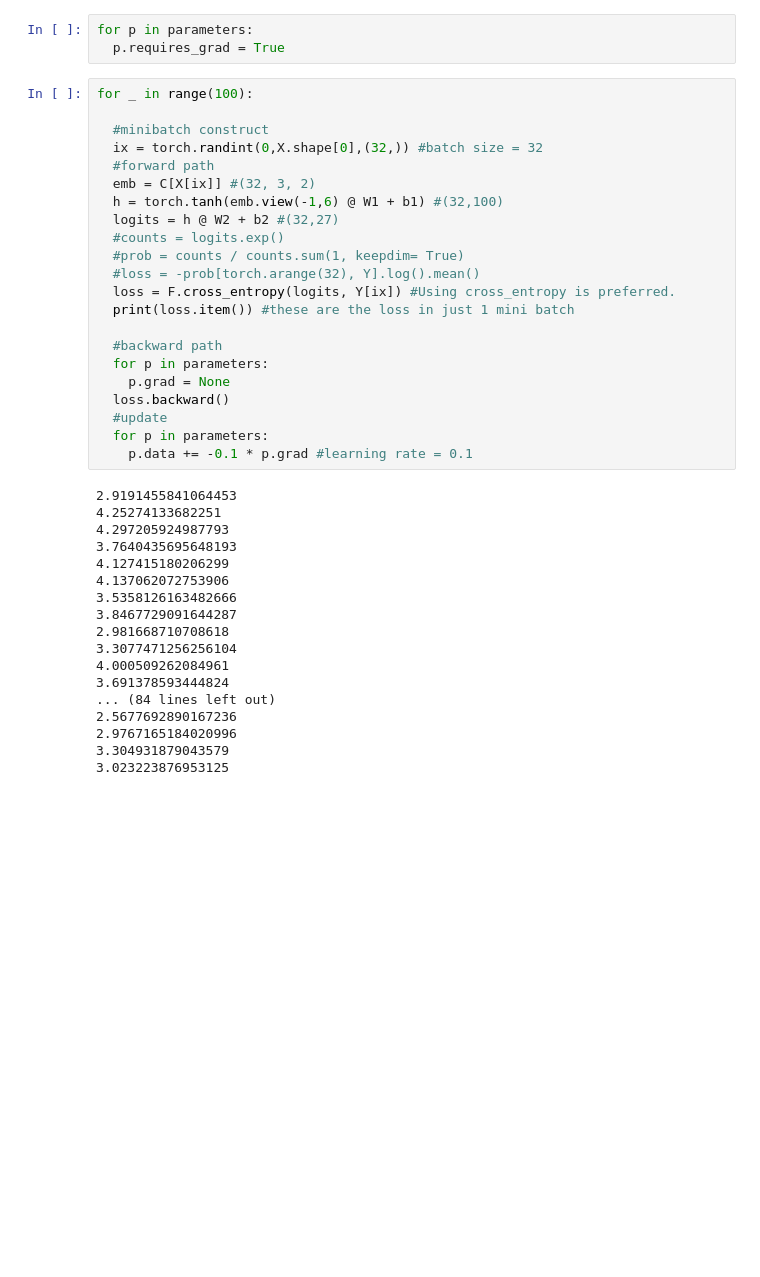
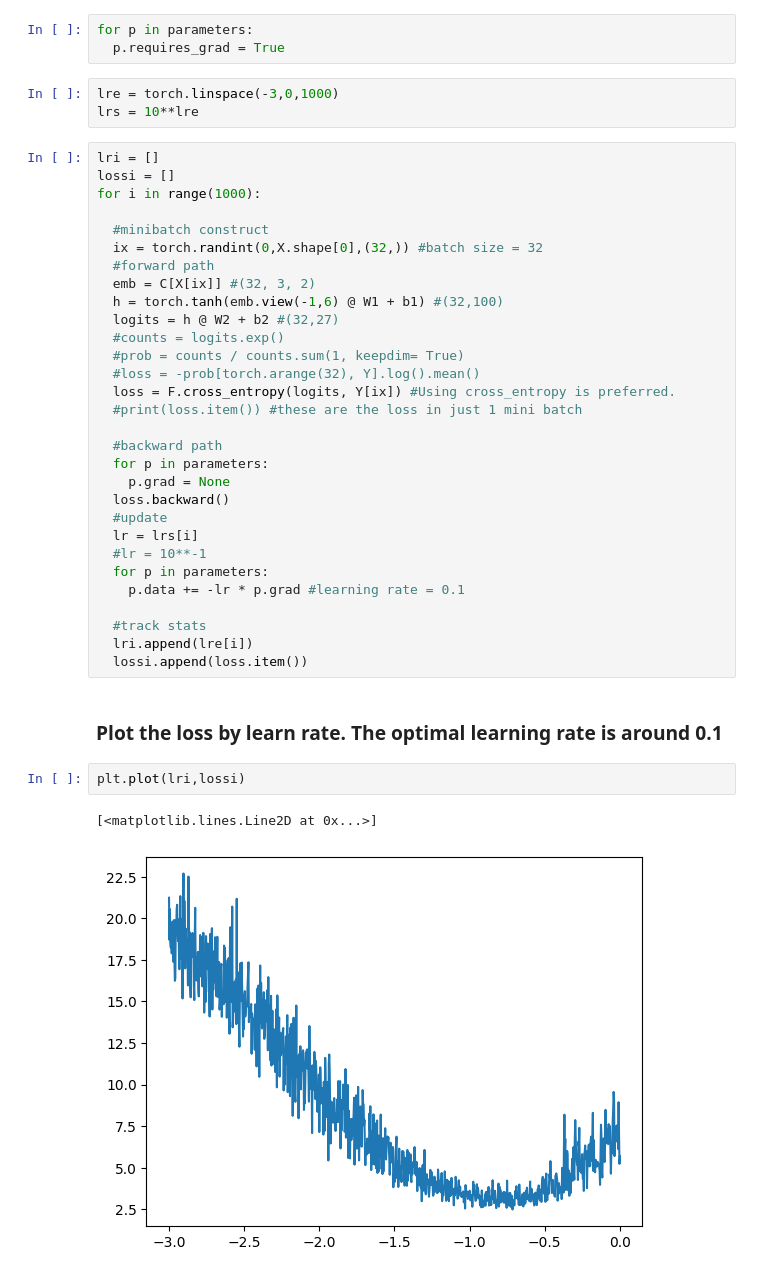
Before and after one commit to hzhang0110/hzhang_ML_Projects, a Jupyter notebook: makemore_mlp.ipynb, the cells around one changed output. Cells and saved outputs as stored; diff of their text form; blank space fills up the shorter version.

```diff
--- a/makemore_mlp.ipynb
+++ b/makemore_mlp.ipynb
@@ -189,8 +189,13 @@ sum(p.nelement() for p in parameters) #number of parameters
 # %%
 for p in parameters:
   p.requires_grad = True
+# %%
+lre = torch.linspace(-3,0,1000)
+lrs = 10**lre
 # %%
-for _ in range(100):
+lri = []
+lossi = []
+for i in range(1000):
 
   #minibatch construct
   ix = torch.randint(0,X.shape[0],(32,)) #batch size = 32
@@ -202,33 +207,28 @@ for _ in range(100):
   #prob = counts / counts.sum(1, keepdim= True)
   #loss = -prob[torch.arange(32), Y].log().mean()
   loss = F.cross_entropy(logits, Y[ix]) #Using cross_entropy is preferred.
-  print(loss.item()) #these are the loss in just 1 mini batch
+  #print(loss.item()) #these are the loss in just 1 mini batch
 
   #backward path
   for p in parameters:
     p.grad = None
   loss.backward()
   #update
+  lr = lrs[i]
+  #lr = 10**-1
   for p in parameters:
-    p.data += -0.1 * p.grad #learning rate = 0.1
+    p.data += -lr * p.grad #learning rate = 0.1
+
+  #track stats
+  lri.append(lre[i])
+  lossi.append(loss.item())
-# %% [output]
-2.9191455841064453
-4.25274133682251
-4.297205924987793
-3.7640435695648193
-4.127415180206299
-4.137062072753906
-3.5358126163482666
-3.8467729091644287
-2.981668710708618
-3.3077471256256104
-4.000509262084961
-3.691378593444824
-... (84 lines left out)
-2.5677692890167236
-2.9767165184020996
-3.304931879043579
-3.023223876953125
+# %% [markdown]
+### **Plot the loss by learn rate. The optimal learning rate is around 0.1**
+# %%
+plt.plot(lri,lossi)
+# %% [output]
+[<matplotlib.lines.Line2D at 0x...>]
+[figure, added]
 # %%
 #evaluate the loss in all records
 emb = C[X] #([228146, 3, 2])
```
Also changed, not shown: parts of 21 cells of this notebook.
